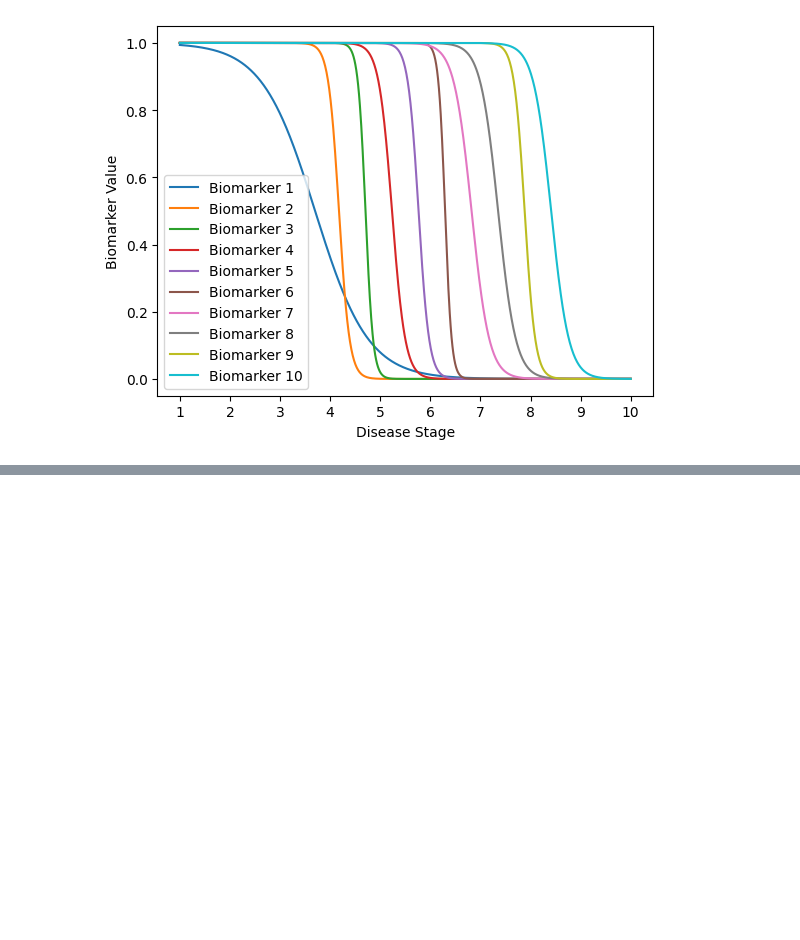
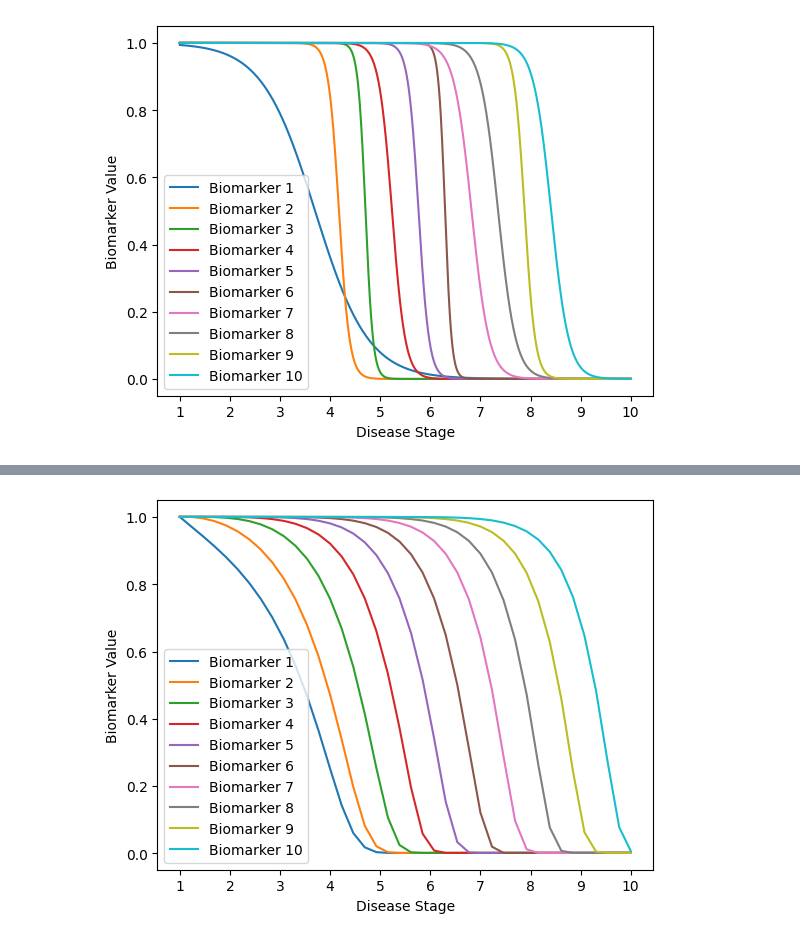
Before and after one commit to LAMCIG/Progression_models_simulations, a Jupyter notebook: notebooks/7-ebm_prior_eval.ipynb, the cells around one changed output, grey strips where cells are left out. Drawn from its saved outputs; the diff is of its cells as text; code cells hidden in the pictures; blank space fills up the shorter version.

Commit message:
new model generator

```diff
--- a/notebooks/7-ebm_prior_eval.ipynb
+++ b/notebooks/7-ebm_prior_eval.ipynb
@@ -98,0 +150,23 @@ ValueError: attempt to get argmax of an empty sequence
+# %%
+model_type = 'transition_matrix'
+params = {
+    'coeff': 1.45e-1
+}
+
+model = CanonicalGenerator(n_biomarker_stages=10,
+                           model_type=model_type,
+                           biomarkers_params=params,
+                           random_state=10)
+
+model.plot_disease_progression()
+stage_values = model.get_stage_values()
+
+sample = SampleGenerator(stage_values=stage_values,
+                         n_patients=1000,
+                         distribution=norm,
+                         dist_params = {'loc':3, 'scale':4, 'random_state':10},
+                         add_noise=True,
+                         noise_std=0.7,
+                         random_state=2)
+# %% [output]
+[figure, added]
```
Also changed, not shown: parts of 7 cells of this notebook, 30 other files.
